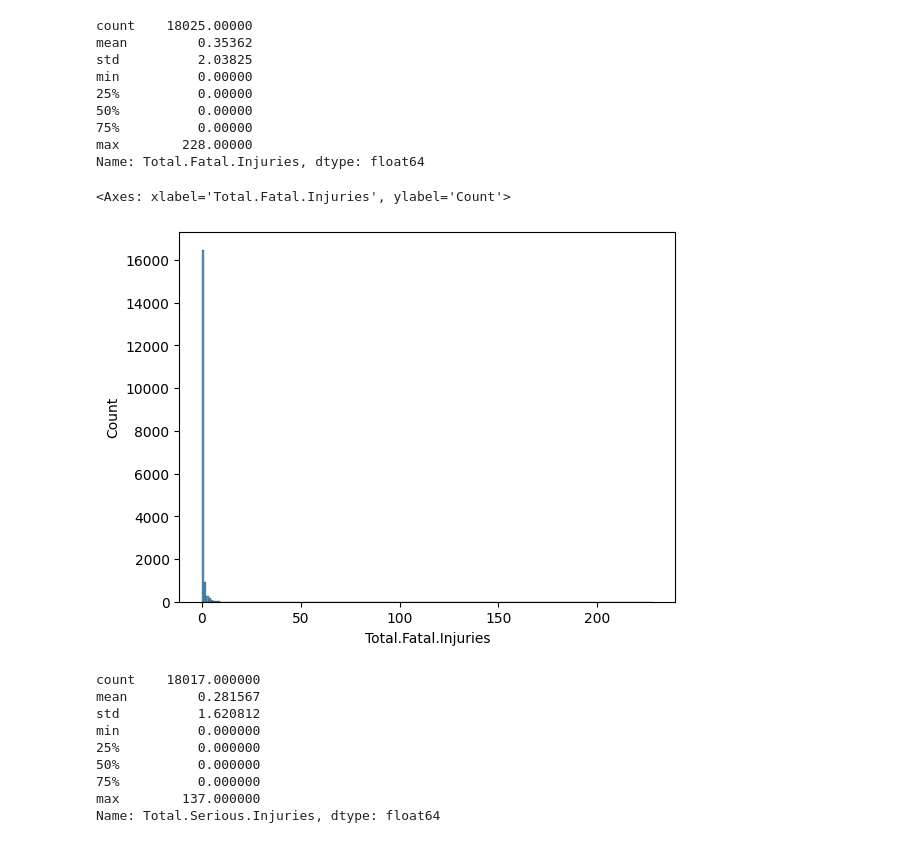
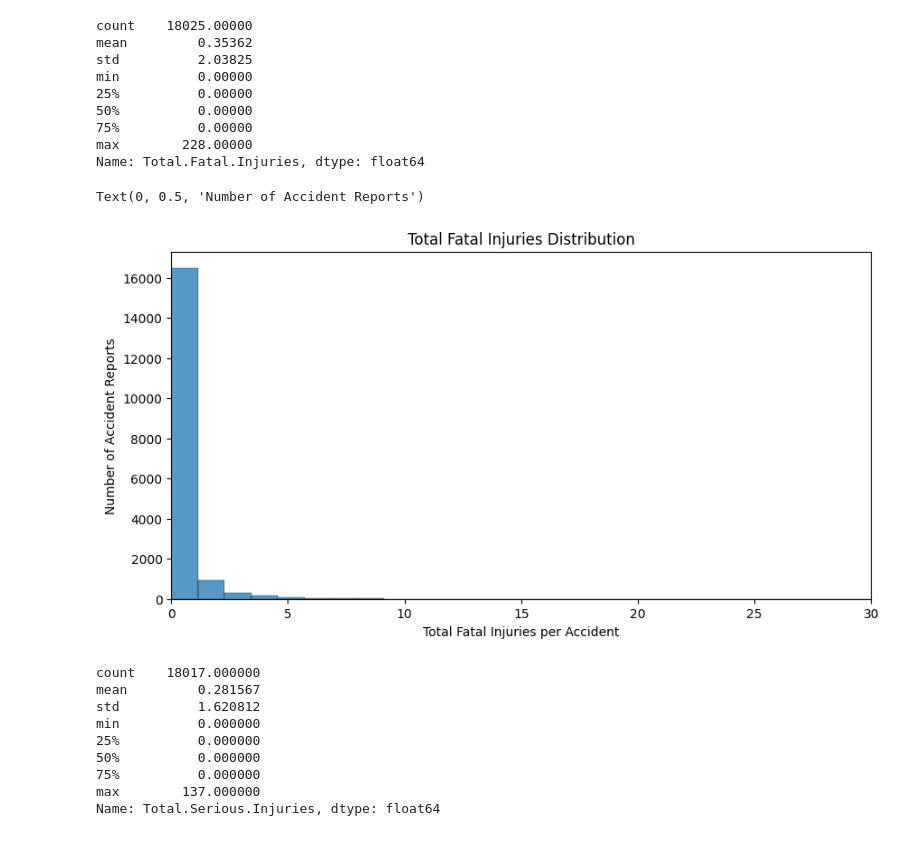
Before and after one commit to smharris312/Aviation_Risk_Project, a Jupyter notebook: Aviation_Risk_Analysis.ipynb, the cells around one changed output. Saved outputs shown, nothing was run; the diff lists cells and outputs as text; code cells hidden in the pictures.

Commit message:
edits on injury distribution histogram

```diff
--- a/Aviation_Risk_Analysis.ipynb
+++ b/Aviation_Risk_Analysis.ipynb
@@ -242,10 +242,15 @@ max        228.00000
 Name: Total.Fatal.Injuries, dtype: float64
 # %%
 # Histogram to visualize the distribution
+fig, ax = plt.subplots(figsize=(10,5))
 sns.histplot(x=df_USA_airplane['Total.Fatal.Injuries'], bins=200)
+ax.set_title("Total Fatal Injuries Distribution")
+ax.set_xlim(0,30)
+ax.set_xlabel("Total Fatal Injuries per Accident")
+ax.set_ylabel("Number of Accident Reports")
 # %% [output]
-<Axes: xlabel='Total.Fatal.Injuries', ylabel='Count'>
+Text(0, 0.5, 'Number of Accident Reports')
-[figure, old version]
+[figure, new version]
 # %%
 df_USA_airplane['Total.Serious.Injuries'].value_counts()
 df_USA_airplane['Total.Serious.Injuries'].describe()
```
Also changed, not shown: parts of 5 cells of this notebook.
